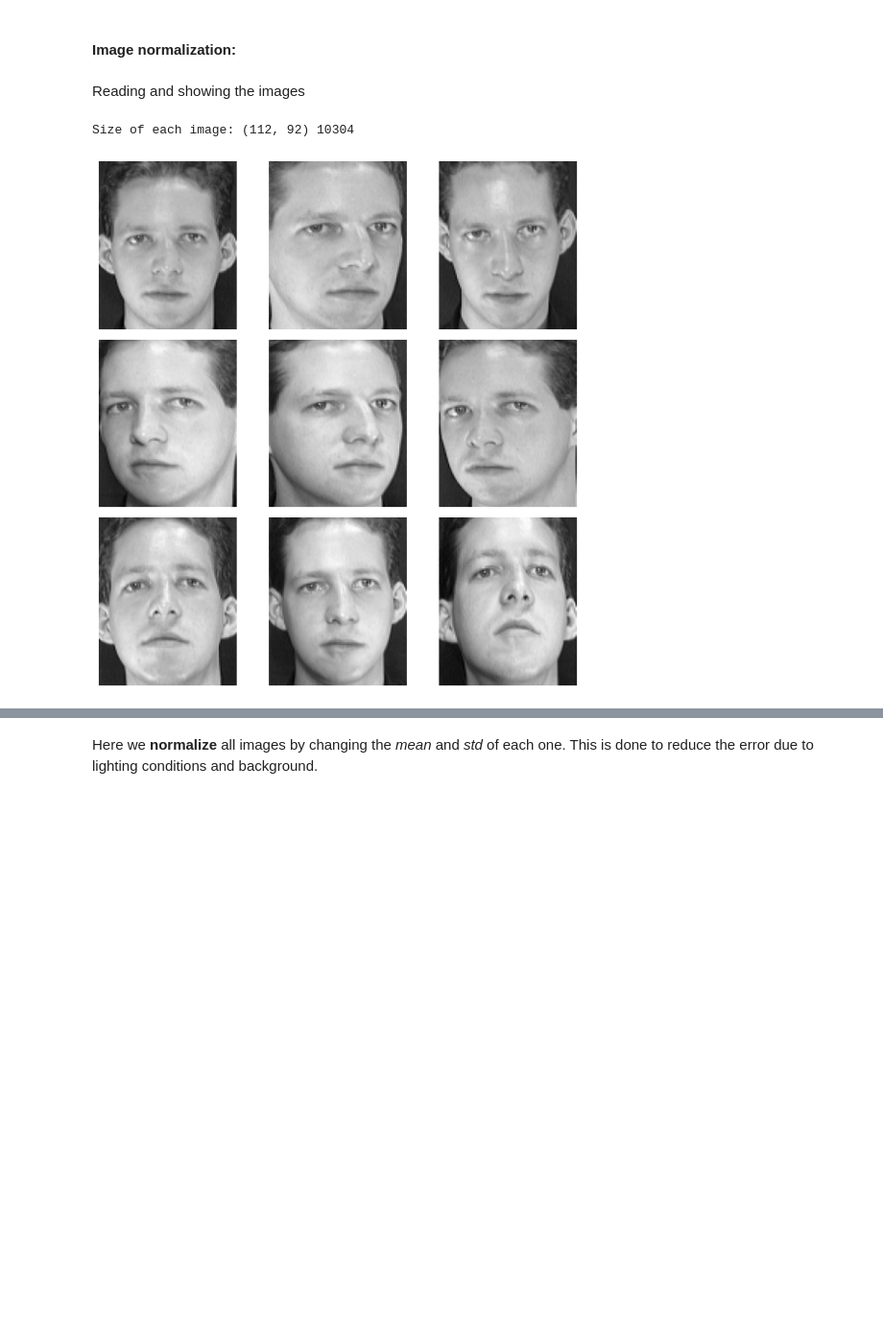
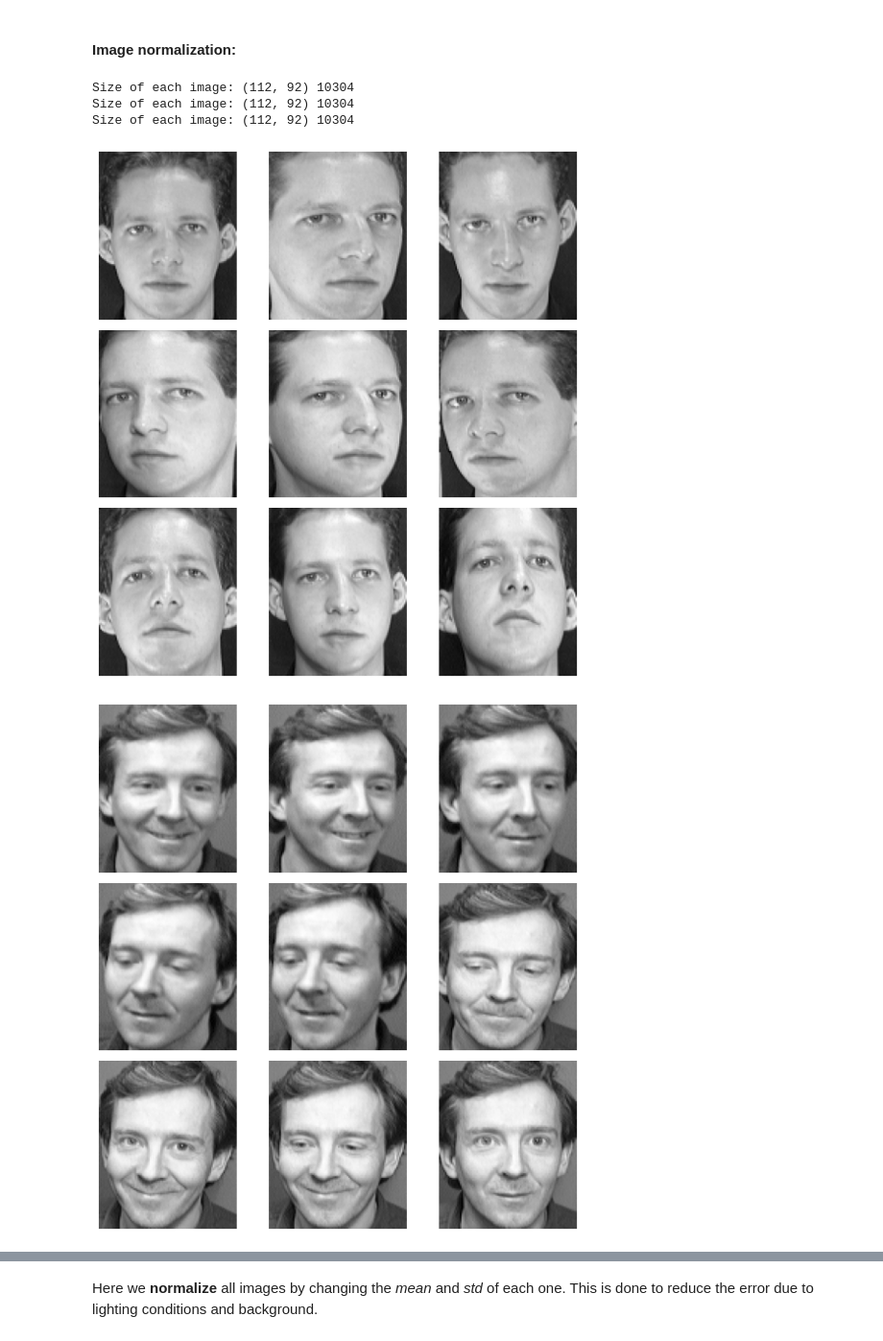
Before and after one commit to xtinatruong/encm509, a Jupyter notebook: Lab6/Lab06-FaceRec2023.ipynb, the cells around one changed output, grey strips where cells are left out. Shown at 96% size. Drawn from its saved outputs; the diff is of its cells as text; code cells hidden in the pictures; blank space fills up the shorter version.

```diff
--- a/Lab6/Lab06-FaceRec2023.ipynb
+++ b/Lab6/Lab06-FaceRec2023.ipynb
@@ -49,35 +60,68 @@ M = 9
 # can be any number that is close to the std and mean of most of the images.
 um = 100
 ustd = 80
-# %% [markdown]
-Reading and showing the images
 # %%
 # loading only one image to get the dimensions
 # you can use images .jpg and .ng as well
-img = imread(path + '1.pgm', as_gray=True)
+img = imread('./ATT dataset/s1/' + '1.pgm', as_gray=True)
 
 # get the number of rows (irow) and columns (icol).
 # these values must to be the same for all images
 irow, icol = img.shape
 
 # allocation of vector that will have all images
 S = np.zeros((irow*icol, M)) # img matrix
 
 plt.figure(figsize=(8,8))
 for i in range(1,M+1):
-    img = imread(path + '{}.pgm'.format(i), as_gray=True)
+    img = imread('./ATT dataset/s1/' + '{}.pgm'.format(i), as_gray=True)
 
     plt.subplot(3,3,i)
     plt.imshow(img, cmap='gray')
     plt.axis('off')
 
     # reshape(img',irow*icol,1);
     # creates a (N1*N2)x1 vector
     temp = np.reshape(img, (irow*icol,1))
     S[:,i-1] = temp[:,0]
 # after finishing the sequence, S is a N1*N2xM matrix
 
-print('Size of each image:', img.shape, np.multiply(img.shape[0], img.shape[1]))
+print('Size of each image:', img.shape, np.multiply(img.shape[0], img.shape[1]));
+plt.figure(figsize=(8,8))
+
+for i in range(1,M+1):
+    img = imread('./ATT dataset/s3/' + '{}.pgm'.format(i), as_gray=True)
+
+    plt.subplot(3,3,i)
+    plt.imshow(img, cmap='gray')
+    plt.axis('off')
+
+    # reshape(img',irow*icol,1);
+    # creates a (N1*N2)x1 vector
+    temp = np.reshape(img, (irow*icol,1))
+    S[:,i-1] = temp[:,0]
+# after finishing the sequence, S is a N1*N2xM matrix
+
+print('Size of each image:', img.shape, np.multiply(img.shape[0], img.shape[1]));
+plt.figure(figsize=(8,8))
+
+for i in range(1,M+1):
+    img = imread('./ATT dataset/s10/' + '{}.pgm'.format(i), as_gray=True)
+
+    plt.subplot(3,3,i)
+    plt.imshow(img, cmap='gray')
+    plt.axis('off')
+
+    # reshape(img',irow*icol,1);
+    # creates a (N1*N2)x1 vector
+    temp = np.reshape(img, (irow*icol,1))
+    S[:,i-1] = temp[:,0]
+# after finishing the sequence, S is a N1*N2xM matrix
+
+print('Size of each image:', img.shape, np.multiply(img.shape[0], img.shape[1]));
 # %% [output]
 Size of each image: (112, 92) 10304
+Size of each image: (112, 92) 10304
+Size of each image: (112, 92) 10304
-[figure, old version]
+[figure, new version]
+[figure, added]
```
Also changed, not shown: parts of 21 cells of this notebook.
